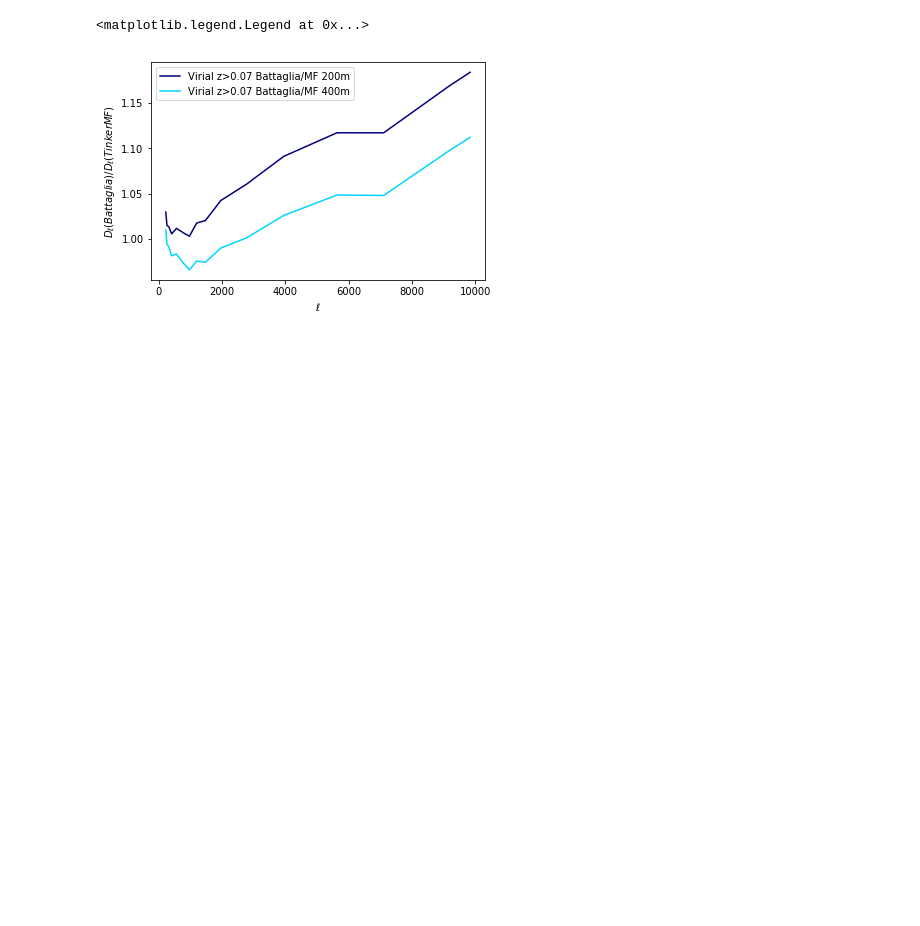
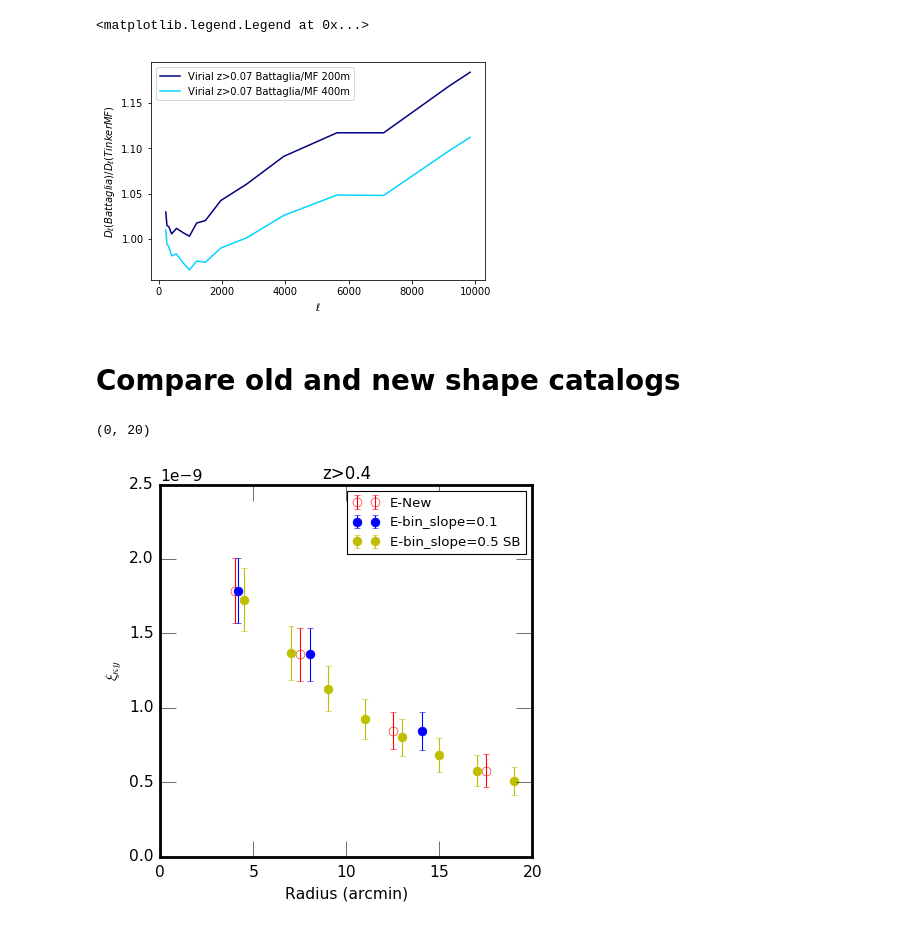
Before and after one commit to vvinuv/HaloModel, a Jupyter notebook: plotting_scripts/make_plots.ipynb, the cells around one changed output. Saved outputs shown, nothing was run; the diff lists cells and outputs as text; code cells hidden in the pictures; blank space fills up the shorter version.

```diff
--- a/plotting_scripts/make_plots.ipynb
+++ b/plotting_scripts/make_plots.ipynb
@@ -119,3 +121,53 @@ pl.legend(loc=0)
 # %% [output]
 <matplotlib.legend.Legend at 0x...>
 [figure]
+# %% [markdown]
+# Compare old and new shape catalogs
+# %%
+mytools.matrc_small()
+ifile = np.load('../data/kappa_y_y1_im3shape_milca_0_0.40.npz') #Older convergence map using im3shape
+theta_arcmin = ifile['theta_arcmin']
+ey = ifile['ey']
+ey_cov = ifile['ey_cov']
+by = ifile['by']
+by_cov = ifile['by_cov']
+
+
+#pl.errorbar(theta_arcmin, ey, np.sqrt(np.diagonal(ey_cov)), c='g', marker='o', ms=8, label='E-Old', ls='')
+#pl.errorbar(theta_arcmin, by, np.sqrt(np.diagonal(by_cov)), c='g', marker='x', ms=8, label='B-Old', ls='')
+
+ifile = np.load('../data/kappa_y_y1_mcal_milca_0_11.00.npz') #New convergence map using mcal with z>0.4
+theta_arcmin = ifile['theta_arcmin']
+ey = ifile['ey']
+ey_cov = ifile['ey_cov']
+by = ifile['by']
+by_cov = ifile['by_cov']
+
+ifile = np.load('../data/kappa_y_y1_mcal_milca_0_11.00_bs0p1.npz') #New convergence map using mcal with z>0.4
+eybs0p1 = ifile['ey']
+eybs0p1_err = np.sqrt(np.diagonal(ifile['ey_cov']))
+
+ifile = np.load('../data/kappa_y_y1_mcal_milca_0_11.00_bs0p5.npz') #New convergence map using mcal with z>0.4
+eybs0p5 = ifile['ey']
+eybs0p5_err = np.sqrt(np.diagonal(ifile['ey_cov']))
+
+ifile = np.load('../data/kappa_y_y1_mcal_milca_0_11.00_bs0p5_sb.npz') #New convergence map using mcal with z>0.4
+theta_arcmin_sb = ifile['theta_arcmin']
+eybs0p5_sb = ifile['ey']
+eybs0p5_sb_err = np.sqrt(np.diagonal(ifile['ey_cov']))
+
+pl.errorbar(theta_arcmin, ey, np.sqrt(np.diagonal(ey_cov)), c='r', mfc='none', mec='r', marker='o', ms=8, label='E-New', ls='')
+#pl.errorbar(theta_arcmin, by, np.sqrt(np.diagonal(by_cov)), c='r', mfc=None, marker='x', ms=8, label='B-New', ls='')
+pl.errorbar(theta_arcmin*(1+0.01*theta_arcmin), eybs0p1, eybs0p1_err, c='b', mfc='b', mec='b', marker='o', ms=8, label='E-bin_slope=0.1', ls='')
+#pl.errorbar(theta_arcmin, eybs0p5, eybs0p5_err, c='c', mfc='c', mec='c', marker='o', ms=8, label='E-bin_slope=0.5', ls='')
+pl.errorbar(theta_arcmin_sb, eybs0p5_sb, eybs0p5_sb_err, c='y', mfc='y', mec='y', marker='o', ms=8, label='E-bin_slope=0.5 SB', ls='')
+
+pl.legend(loc=0)
+pl.xlabel('Radius (arcmin)')
+pl.ylabel(r'$\xi_{\kappa y}$')
+pl.title('z>0.4')
+#pl.ylim([1e-11, 3e-10])
+pl.xlim([0, 20])
+# %% [output]
+(0, 20)
+[figure, added]
```
Also changed, not shown: parts of 16 cells of this notebook, 2 other files.
